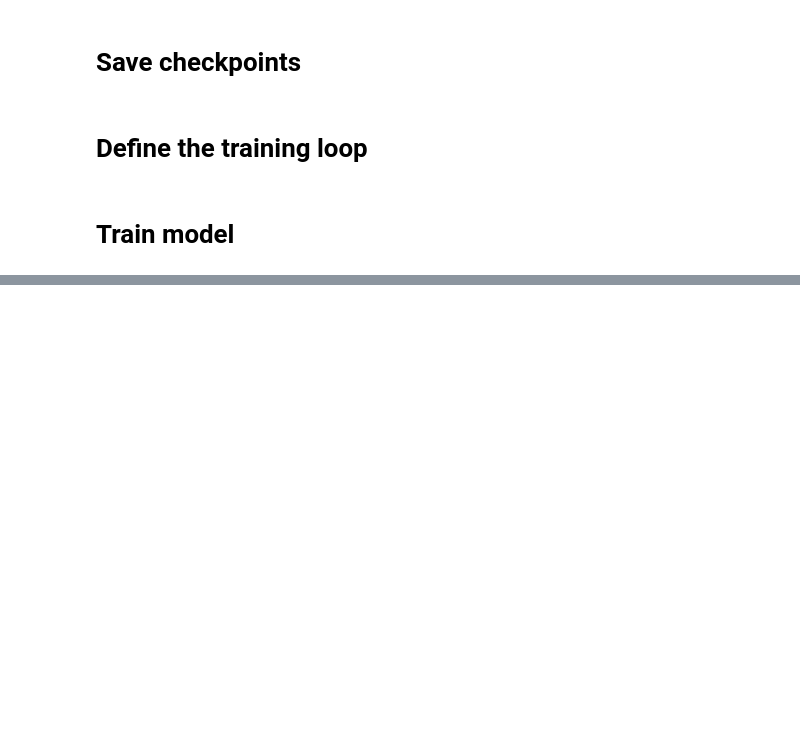
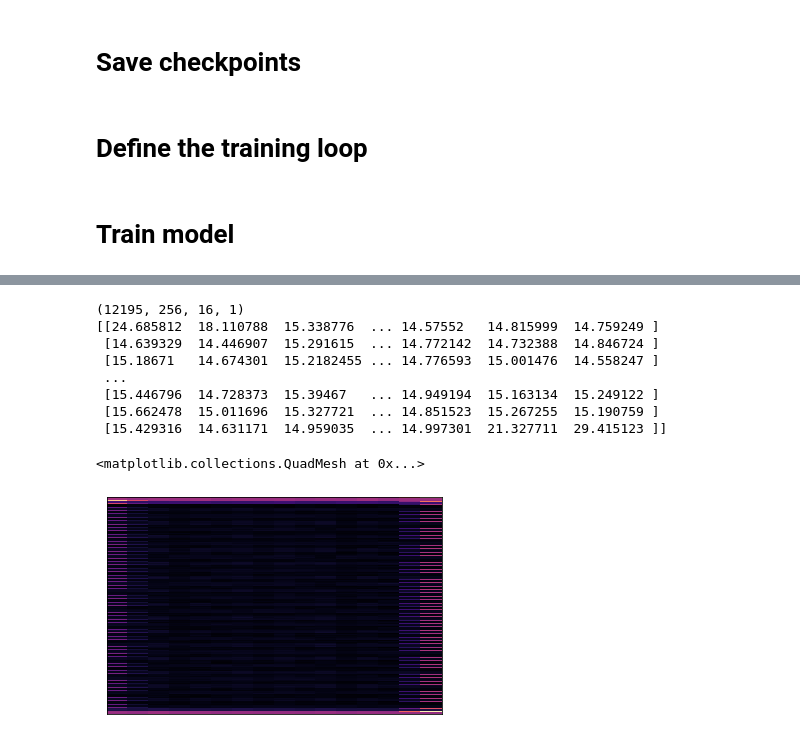
Before and after one commit to MrCogito/Spectrogram-Generator, a Jupyter notebook: Model.ipynb, the cells around one changed output, grey strips where cells are left out. Cells and saved outputs as stored; diff of their text form; code cells hidden in the pictures; blank space fills up the shorter version.

```diff
--- a/Model.ipynb
+++ b/Model.ipynb
@@ -37,0 +34,18 @@ NameError: ignored
+# %%
+# Load data
+
+data_tensor = np.load('/content/gdrive/MyDrive/Inzynierka/Data/en_spectrogram_tensor/Dataset_spectrogram.npy')
+#print(data_tensor)
+print(data_tensor.dtype)
+print(data_tensor.shape)
+data_tensor = (data_tensor + 40) / 40
+#print(data_tensor.shape)
+print(np.max(data_tensor))
+print(np.min(data_tensor))
+data_tensor = data_tensor.reshape(12195, 256, 16, 1)
+print(data_tensor.shape)
+BUFFER_SIZE = 12195
+BATCH_SIZE = 128
+
+# Batch and shuffle the data
+train_dataset = tf.data.Dataset.from_tensor_slices(data_tensor).shuffle(BUFFER_SIZE).batch(BATCH_SIZE)
@@ -228,3 +299,27 @@ train(train_dataset, EPOCHS)
+# %%
+
+
+
+
+
+
+print(data_tensor.shape)
+spectest = zaladowane[1]
+spectest = spectest.reshape(256,16)
+spectest = (spectest*127.5)
+print(spectest)
+librosa.display.specshow(spectest)
+# %% [output]
+(12195, 256, 16, 1)
+[[24.685812  18.110788  15.338776  ... 14.57552   14.815999  14.759249 ]
+ [14.639329  14.446907  15.291615  ... 14.772142  14.732388  14.846724 ]
+ [15.18671   14.674301  15.2182455 ... 14.776593  15.001476  14.558247 ]
+ ...
+ [15.446796  14.728373  15.39467   ... 14.949194  15.163134  15.249122 ]
+ [15.662478  15.011696  15.327721  ... 14.851523  15.267255  15.190759 ]
+ [15.429316  14.631171  14.959035  ... 14.997301  21.327711  29.415123 ]]
+<matplotlib.collections.QuadMesh at 0x...>
+[figure, added]
 # %%
 # To restore checkpoint
 checkpoint.restore(tf.train.latest_checkpoint(checkpoint_dir))
```
Also changed, not shown: parts of 18 cells of this notebook.
